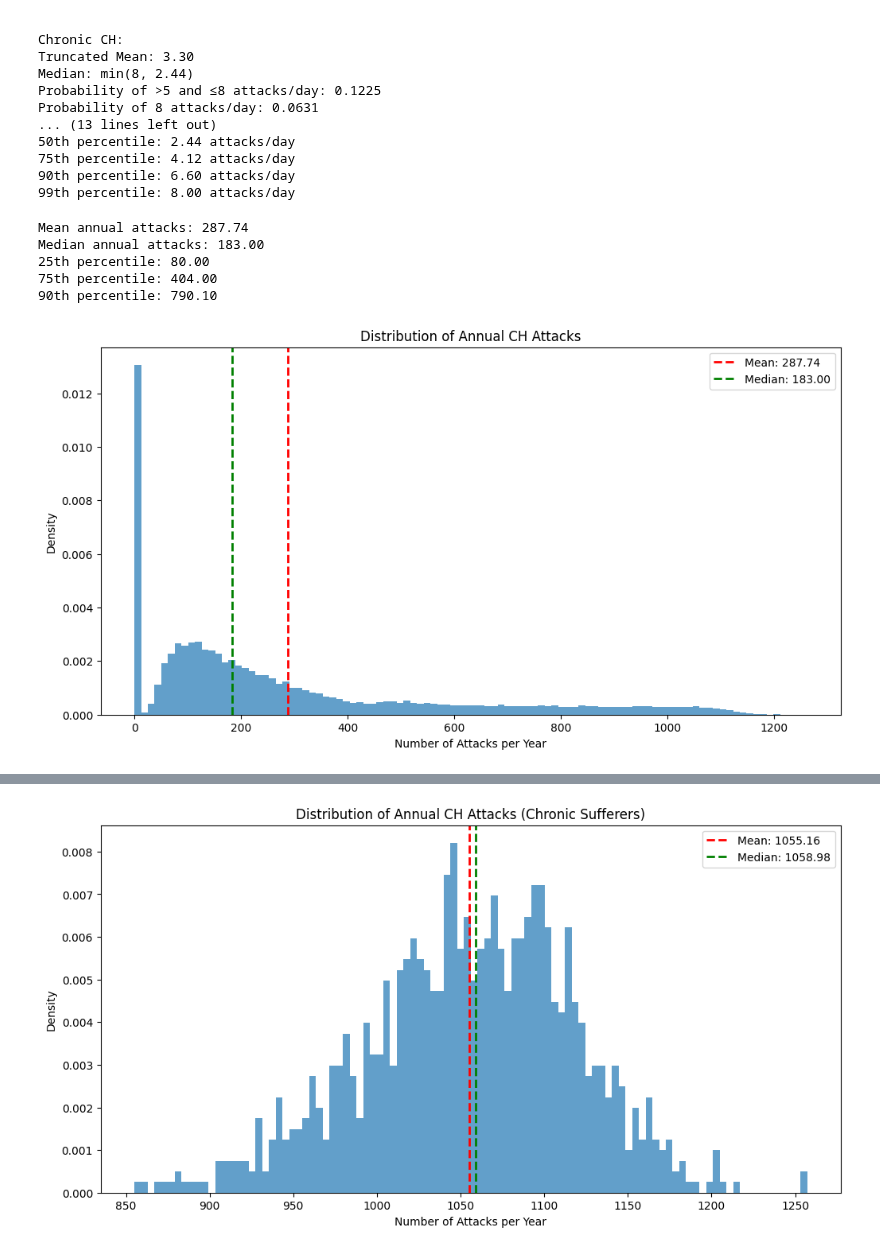
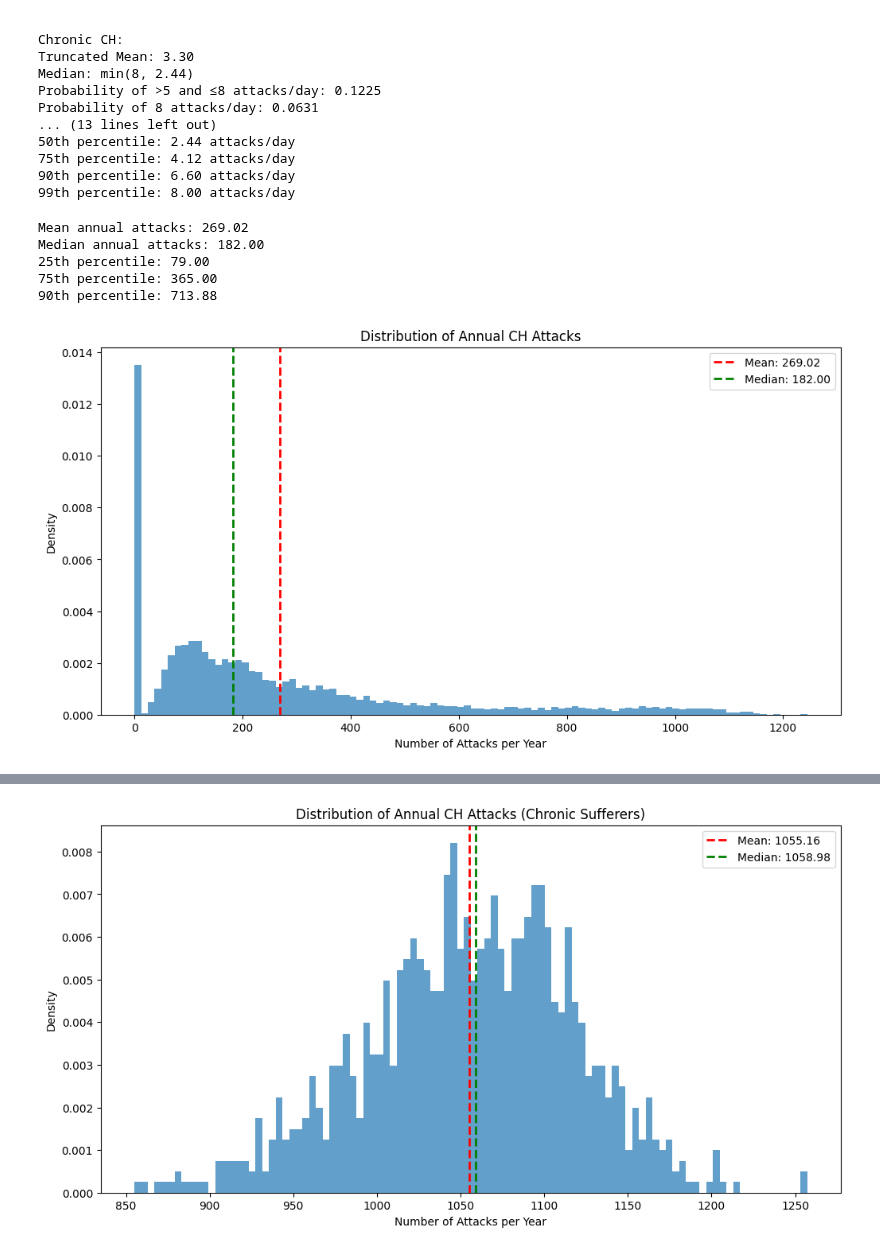
Before and after one commit to aph-research/cluster-headaches, a Jupyter notebook: Cluster headache full model.ipynb, the cells around one changed output, grey strips where cells are left out. Cells and saved outputs as stored; diff of their text form; code cells hidden in the pictures.

```diff
--- a/Cluster headache full model.ipynb
+++ b/Cluster headache full model.ipynb
@@ -333,7 +333,7 @@ Probability of 8 attacks/day: 0.0631
 90th percentile: 6.60 attacks/day
 99th percentile: 8.00 attacks/day
 # %%
-def simulate_annual_attacks(n_simulations=100000):
+def simulate_annual_attacks(n_simulations=10000):
     annual_attacks = []
 
     for _ in range(n_simulations):
@@ -358,7 +358,7 @@ def simulate_annual_attacks(n_simulations=100000):
             total_attacks = sum(daily_attacks)
 
         else:  # Chronic
-            # Model active days for chronic sufferers (between 274 and 365 days)
+            # Model active days for chronic sufferers (between 100 and 365 days)
             active_days = np.random.randint(100, 366)
             daily_attacks = np.minimum(lognorm.rvs(s=chronic_sigma, scale=np.exp(chronic_mu), size=active_days), 8)
             total_attacks = sum(daily_attacks)
@@ -366,41 +366,39 @@ def simulate_annual_attacks(n_simulations=100000):
         annual_attacks.append(total_attacks)
 
     return np.array(annual_attacks)
 
 # Run the simulation
 annual_attack_distribution = simulate_annual_attacks()
 
 # Calculate statistics
 mean_attacks = np.mean(annual_attack_distribution)
 median_attacks = np.median(annual_attack_distribution)
 percentiles = np.percentile(annual_attack_distribution, [25, 75, 90])
 
 # Print results
 print(f"Mean annual attacks: {mean_attacks:.2f}")
 print(f"Median annual attacks: {median_attacks:.2f}")
 print(f"25th percentile: {percentiles[0]:.2f}")
 print(f"75th percentile: {percentiles[1]:.2f}")
 print(f"90th percentile: {percentiles[2]:.2f}")
 
 # Plot the distribution
-import matplotlib.pyplot as plt
-
 plt.figure(figsize=(12, 6))
 plt.hist(annual_attack_distribution, bins=100, density=True, alpha=0.7)
 plt.title("Distribution of Annual CH Attacks")
 plt.xlabel("Number of Attacks per Year")
 plt.ylabel("Density")
 plt.axvline(mean_attacks, color='r', linestyle='dashed', linewidth=2, label=f'Mean: {mean_attacks:.2f}')
 plt.axvline(median_attacks, color='g', linestyle='dashed', linewidth=2, label=f'Median: {median_attacks:.2f}')
 plt.legend()
 plt.show()
 # %% [output]
-Mean annual attacks: 287.74
-Median annual attacks: 183.00
-25th percentile: 80.00
-75th percentile: 404.00
-90th percentile: 790.10
+Mean annual attacks: 269.02
+Median annual attacks: 182.00
+25th percentile: 79.00
+75th percentile: 365.00
+90th percentile: 713.88
-[figure, old version]
+[figure, new version]
 # %%
 # Sample 250 values from the distribution
 sample_size = 250
```
Also changed, not shown: parts of 1 cell of this notebook, 1 other file.
